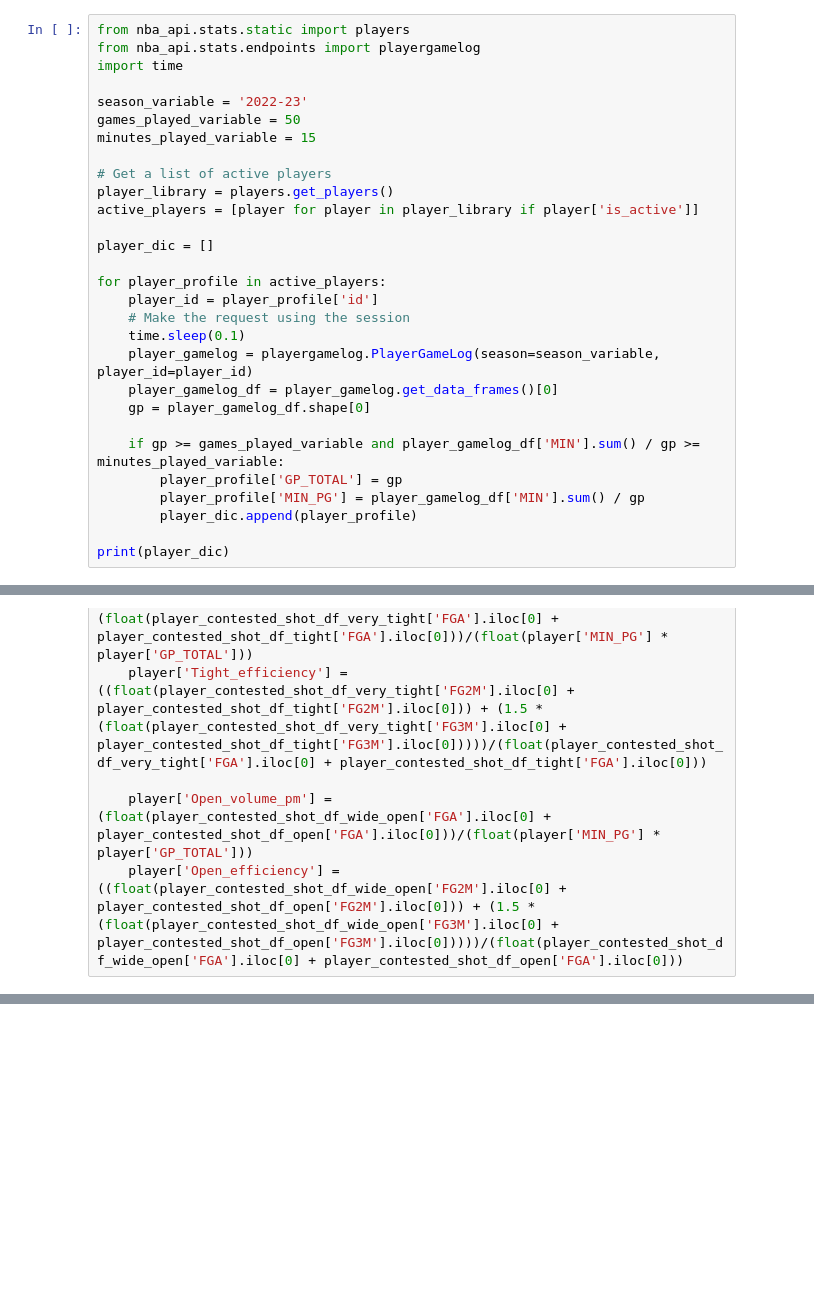
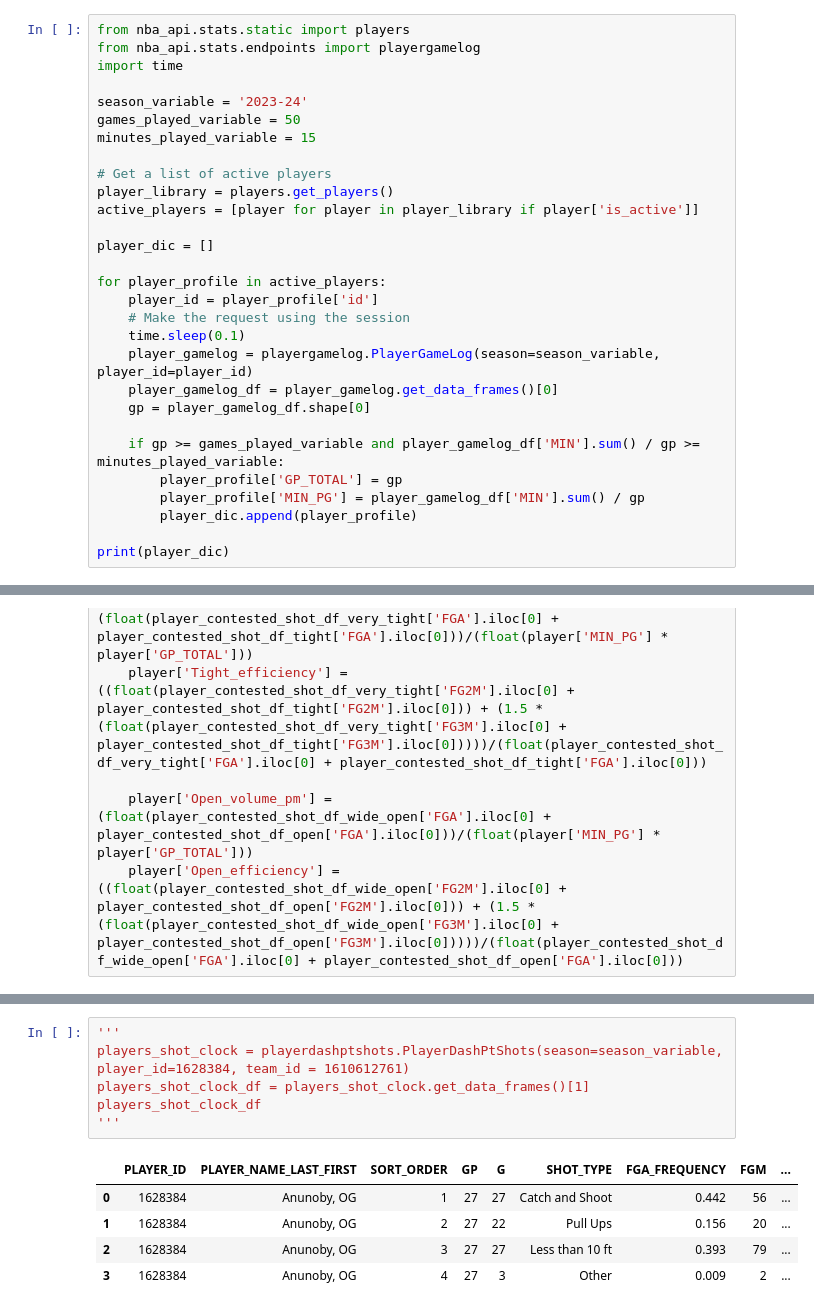
Before and after one commit to dracos-l/pickupcompsv2, a Jupyter notebook: src/calcuation/raw_stat_player_profile.ipynb, the cells around one changed output, grey strips where cells are left out. Saved outputs shown, nothing was run; the diff lists cells and outputs as text; blank space fills up the shorter version.

Commit message:
2023-2024 nba data

```diff
--- a/src/calcuation/raw_stat_player_profile.ipynb
+++ b/src/calcuation/raw_stat_player_profile.ipynb
@@ -3,7 +3,7 @@ from nba_api.stats.static import players
 from nba_api.stats.endpoints import playergamelog
 import time
 
-season_variable = '2022-23'
+season_variable = '2023-24'
 games_played_variable = 50
 minutes_played_variable = 15
 
@@ -156,3 +196,15 @@ KeyError: 'resultSet'
+# %%
+'''
+players_shot_clock = playerdashptshots.PlayerDashPtShots(season=season_variable, player_id=1628384, team_id = 1610612761)
+players_shot_clock_df = players_shot_clock.get_data_frames()[1]
+players_shot_clock_df
+'''
+# %% [output]
+|  | PLAYER_ID | PLAYER_NAME_LAST_FIRST | SORT_ORDER | GP | G | SHOT_TYPE | FGA_FREQUENCY | FGM | ... |
+| 0 | 1628384 | Anunoby, OG | 1 | 27 | 27 | Catch and Shoot | 0.442 | 56 | ... |
+| 1 | 1628384 | Anunoby, OG | 2 | 27 | 22 | Pull Ups | 0.156 | 20 | ... |
+| 2 | 1628384 | Anunoby, OG | 3 | 27 | 27 | Less than 10 ft | 0.393 | 79 | ... |
+| 3 | 1628384 | Anunoby, OG | 4 | 27 | 3 | Other | 0.009 | 2 | ... |
 # %%
 from nba_api.stats.endpoints import leaguedashptdefend
 
```
Also changed, not shown: parts of 9 cells of this notebook, 5 other files.
